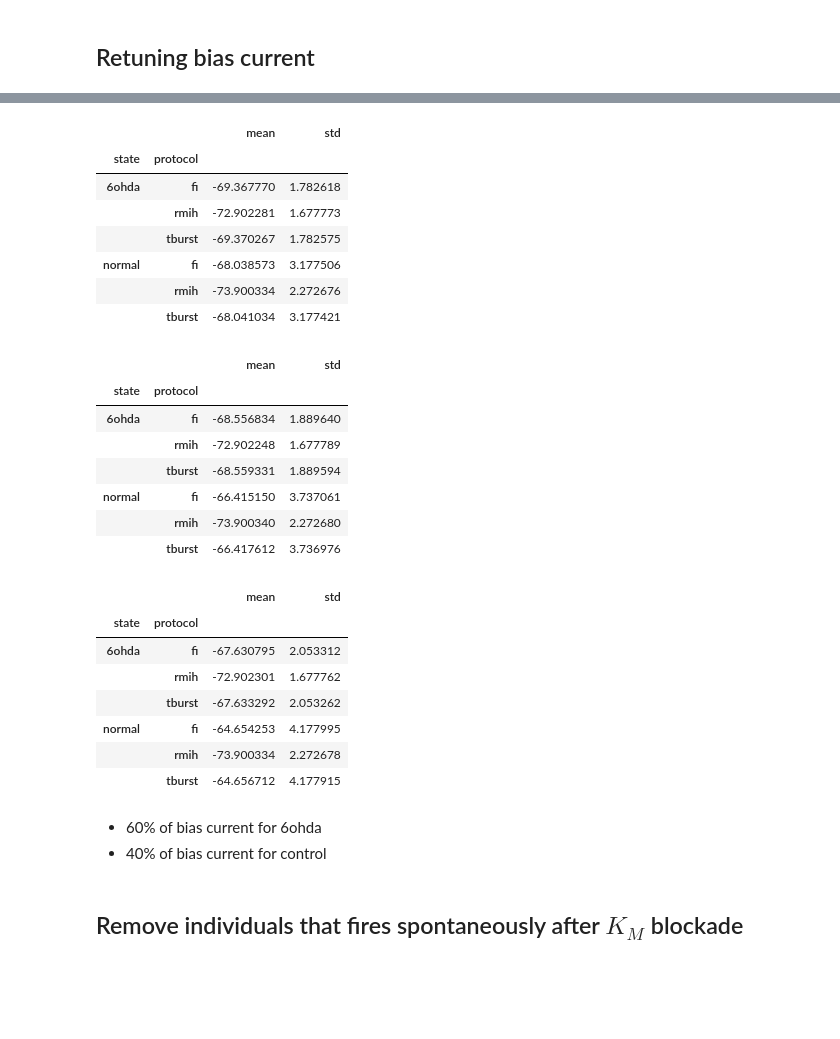
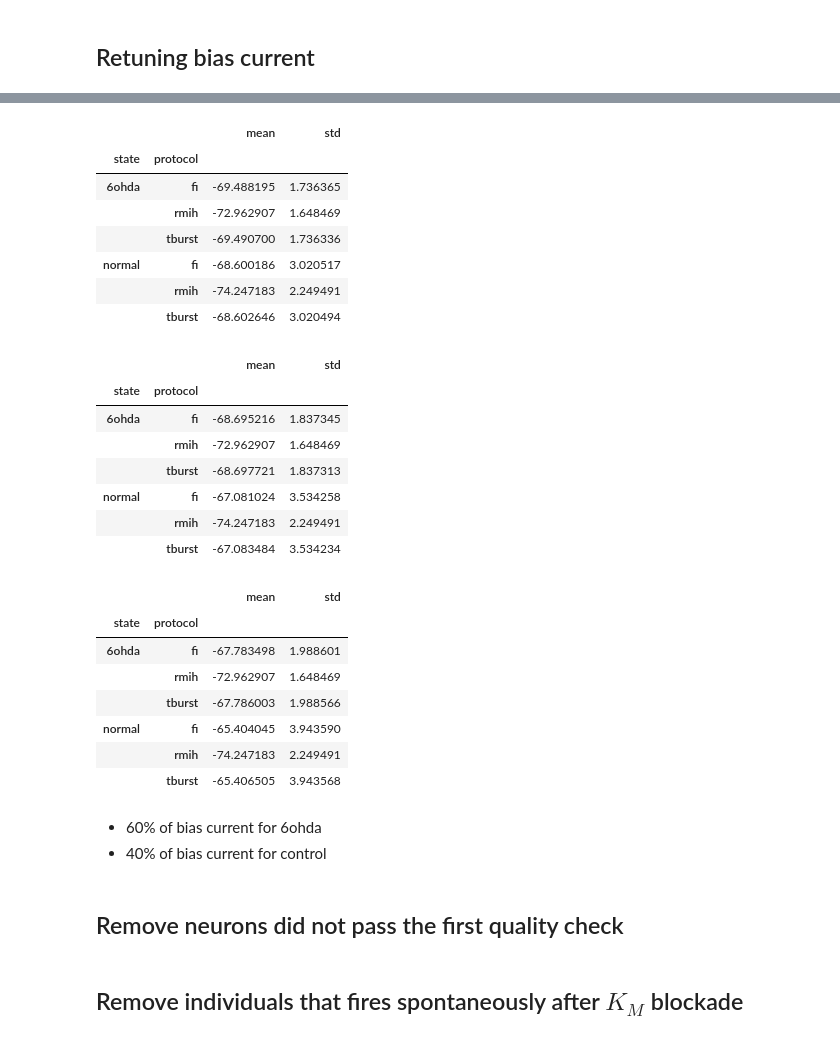
Before and after one commit to FrancescoCavarretta/VMOptimizer, a Jupyter notebook: QualityCheck1.ipynb, the cells around one changed output, grey strips where cells are left out. Saved outputs shown, nothing was run; the diff lists cells and outputs as text; code cells hidden in the pictures; blank space fills up the shorter version.

```diff
--- a/QualityCheck1.ipynb
+++ b/QualityCheck1.ipynb
@@ -134,36 +134,36 @@ Name: state, dtype: int64
 # %%
-pd.read_csv('qc_no_km_40.csv').groupby(['state', 'protocol']).voltage_base.describe()[['mean', 'std']]
+pd.read_csv('qc_40.csv').groupby(['state', 'protocol']).voltage_base.describe()[['mean', 'std']]
 # %% [output]
 |  |  | mean | std |
 | state | protocol |  |  |
-| 6ohda | fi | -69.367770 | 1.782618 |
-|  | rmih | -72.902281 | 1.677773 |
-|  | tburst | -69.370267 | 1.782575 |
-| normal | fi | -68.038573 | 3.177506 |
-|  | rmih | -73.900334 | 2.272676 |
-|  | tburst | -68.041034 | 3.177421 |
+| 6ohda | fi | -69.488195 | 1.736365 |
+|  | rmih | -72.962907 | 1.648469 |
+|  | tburst | -69.490700 | 1.736336 |
+| normal | fi | -68.600186 | 3.020517 |
+|  | rmih | -74.247183 | 2.249491 |
+|  | tburst | -68.602646 | 3.020494 |
 # %%
-pd.read_csv('qc_no_km_50.csv').groupby(['state', 'protocol']).voltage_base.describe()[['mean', 'std']]
+pd.read_csv('qc_50.csv').groupby(['state', 'protocol']).voltage_base.describe()[['mean', 'std']]
 # %% [output]
 |  |  | mean | std |
 | state | protocol |  |  |
-| 6ohda | fi | -68.556834 | 1.889640 |
-|  | rmih | -72.902248 | 1.677789 |
-|  | tburst | -68.559331 | 1.889594 |
-| normal | fi | -66.415150 | 3.737061 |
-|  | rmih | -73.900340 | 2.272680 |
-|  | tburst | -66.417612 | 3.736976 |
+| 6ohda | fi | -68.695216 | 1.837345 |
+|  | rmih | -72.962907 | 1.648469 |
+|  | tburst | -68.697721 | 1.837313 |
+| normal | fi | -67.081024 | 3.534258 |
+|  | rmih | -74.247183 | 2.249491 |
+|  | tburst | -67.083484 | 3.534234 |
 # %%
-pd.read_csv('qc_no_km_60.csv').groupby(['state', 'protocol']).voltage_base.describe()[['mean', 'std']]
+pd.read_csv('qc_60.csv').groupby(['state', 'protocol']).voltage_base.describe()[['mean', 'std']]
 # %% [output]
 |  |  | mean | std |
 | state | protocol |  |  |
-| 6ohda | fi | -67.630795 | 2.053312 |
-|  | rmih | -72.902301 | 1.677762 |
-|  | tburst | -67.633292 | 2.053262 |
-| normal | fi | -64.654253 | 4.177995 |
-|  | rmih | -73.900334 | 2.272678 |
-|  | tburst | -64.656712 | 4.177915 |
+| 6ohda | fi | -67.783498 | 1.988601 |
+|  | rmih | -72.962907 | 1.648469 |
+|  | tburst | -67.786003 | 1.988566 |
+| normal | fi | -65.404045 | 3.943590 |
+|  | rmih | -74.247183 | 2.249491 |
+|  | tburst | -65.406505 | 3.943568 |
 # %% [markdown]
 * 60% of bias current for 6ohda
 * 40% of bias current for control
@@ -177,0 +178,2 @@ df_no_km = pd.concat([
+# %% [markdown]
+## Remove neurons did not pass the first quality check
```
Also changed, not shown: parts of 34 cells of this notebook, 14 other files.
